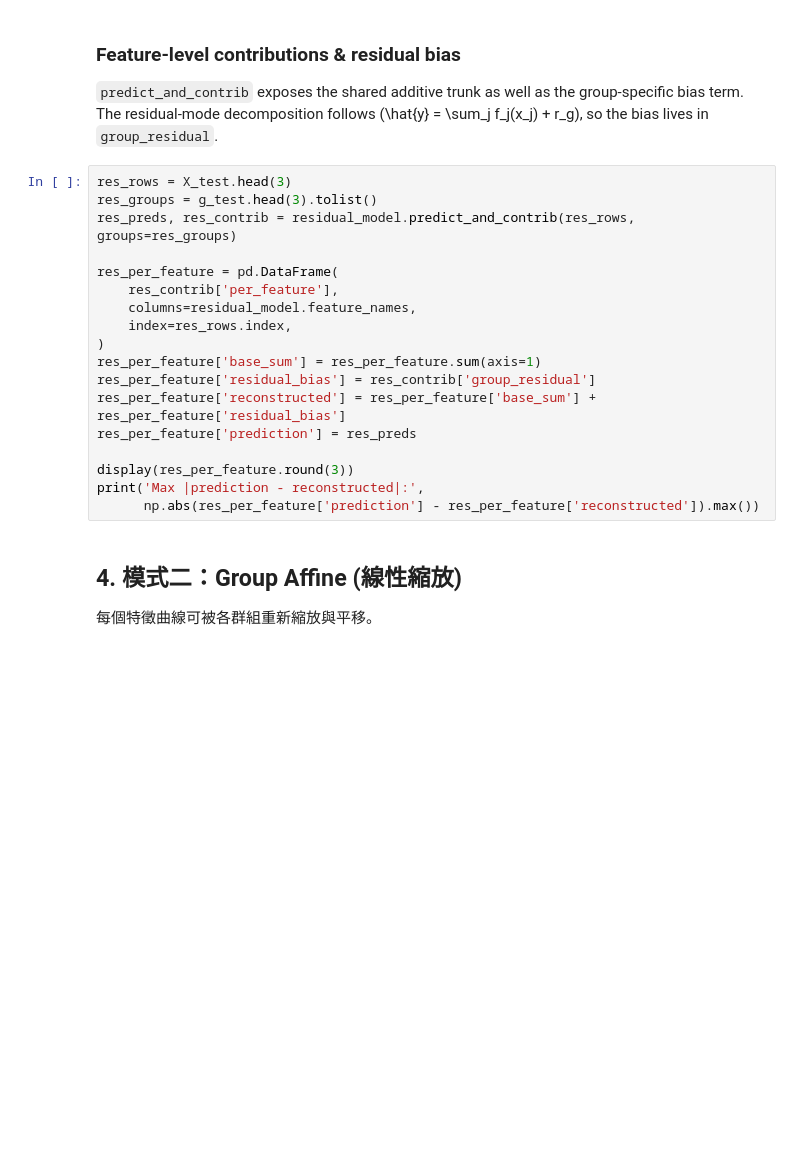
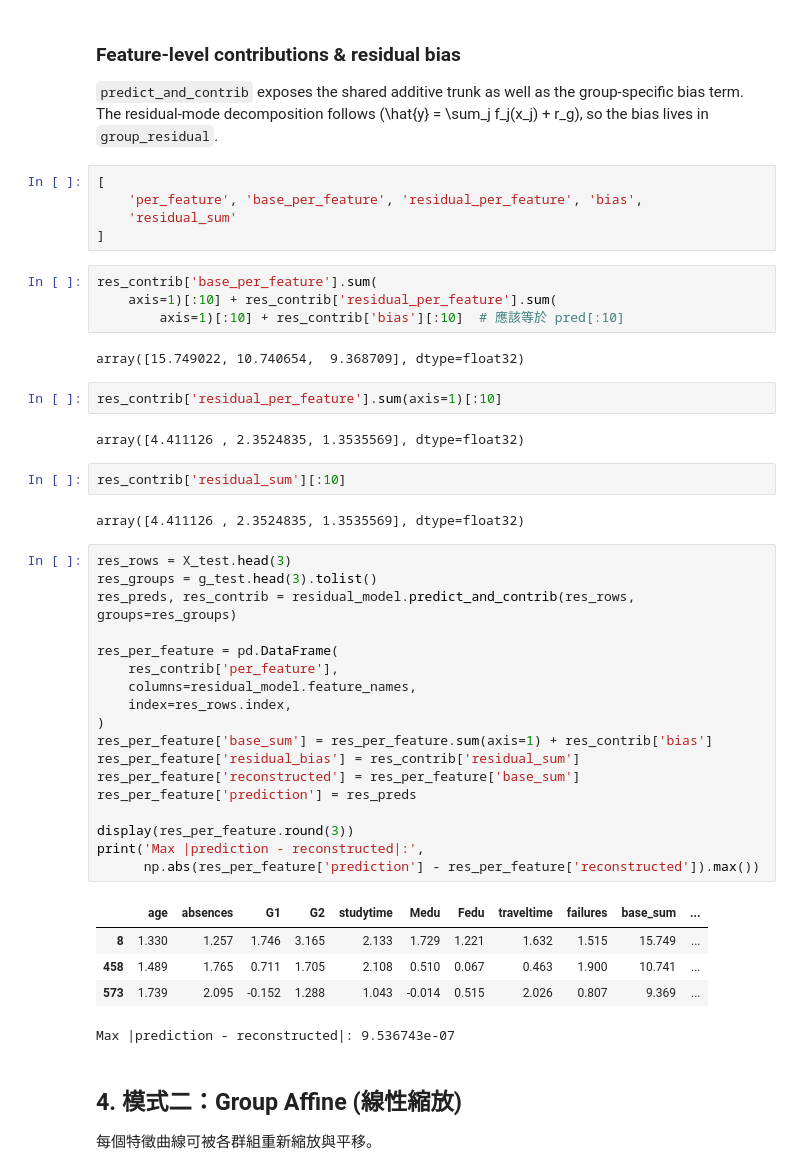
Before and after one commit to SeanChenTaipei/Numerical-Experiments, a Jupyter notebook: notebooks/hierarchical_gam_demo.ipynb, the cells around one changed output. Saved outputs shown, nothing was run; the diff lists cells and outputs as text; blank space fills up the shorter version.

```diff
--- a/notebooks/hierarchical_gam_demo.ipynb
+++ b/notebooks/hierarchical_gam_demo.ipynb
@@ -163,24 +239,49 @@ plt.show()
 ### Feature-level contributions & residual bias
 `predict_and_contrib` exposes the shared additive trunk as well as the group-specific bias term. The residual-mode decomposition follows
 \(\hat{y} = \sum_j f_j(x_j) + r_g\), so the bias lives in `group_residual`.
+# %%
+[
+    'per_feature', 'base_per_feature', 'residual_per_feature', 'bias',
+    'residual_sum'
+]
+# %%
+res_contrib['base_per_feature'].sum(
+    axis=1)[:10] + res_contrib['residual_per_feature'].sum(
+        axis=1)[:10] + res_contrib['bias'][:10]  # 應該等於 pred[:10]
+# %% [output]
+array([15.749022, 10.740654,  9.368709], dtype=float32)
+# %%
+res_contrib['residual_per_feature'].sum(axis=1)[:10]
+# %% [output]
+array([4.411126 , 2.3524835, 1.3535569], dtype=float32)
+# %%
+res_contrib['residual_sum'][:10]
+# %% [output]
+array([4.411126 , 2.3524835, 1.3535569], dtype=float32)
 # %%
 res_rows = X_test.head(3)
 res_groups = g_test.head(3).tolist()
 res_preds, res_contrib = residual_model.predict_and_contrib(res_rows, groups=res_groups)
 
 res_per_feature = pd.DataFrame(
     res_contrib['per_feature'],
     columns=residual_model.feature_names,
     index=res_rows.index,
 )
-res_per_feature['base_sum'] = res_per_feature.sum(axis=1)
-res_per_feature['residual_bias'] = res_contrib['group_residual']
-res_per_feature['reconstructed'] = res_per_feature['base_sum'] + res_per_feature['residual_bias']
+res_per_feature['base_sum'] = res_per_feature.sum(axis=1) + res_contrib['bias']
+res_per_feature['residual_bias'] = res_contrib['residual_sum']
+res_per_feature['reconstructed'] = res_per_feature['base_sum']
 res_per_feature['prediction'] = res_preds
 
 display(res_per_feature.round(3))
 print('Max |prediction - reconstructed|:',
       np.abs(res_per_feature['prediction'] - res_per_feature['reconstructed']).max())
+# %% [output]
+|  | age | absences | G1 | G2 | studytime | Medu | Fedu | traveltime | failures | base_sum | ... |
+| 8 | 1.330 | 1.257 | 1.746 | 3.165 | 2.133 | 1.729 | 1.221 | 1.632 | 1.515 | 15.749 | ... |
+| 458 | 1.489 | 1.765 | 0.711 | 1.705 | 2.108 | 0.510 | 0.067 | 0.463 | 1.900 | 10.741 | ... |
+| 573 | 1.739 | 2.095 | -0.152 | 1.288 | 1.043 | -0.014 | 0.515 | 2.026 | 0.807 | 9.369 | ... |
+Max |prediction - reconstructed|: 9.536743e-07
 # %% [markdown]
 ## 4. 模式二：Group Affine (線性縮放)
 每個特徵曲線可被各群組重新縮放與平移。
```
Also changed, not shown: parts of 24 cells of this notebook, 6 other files.
